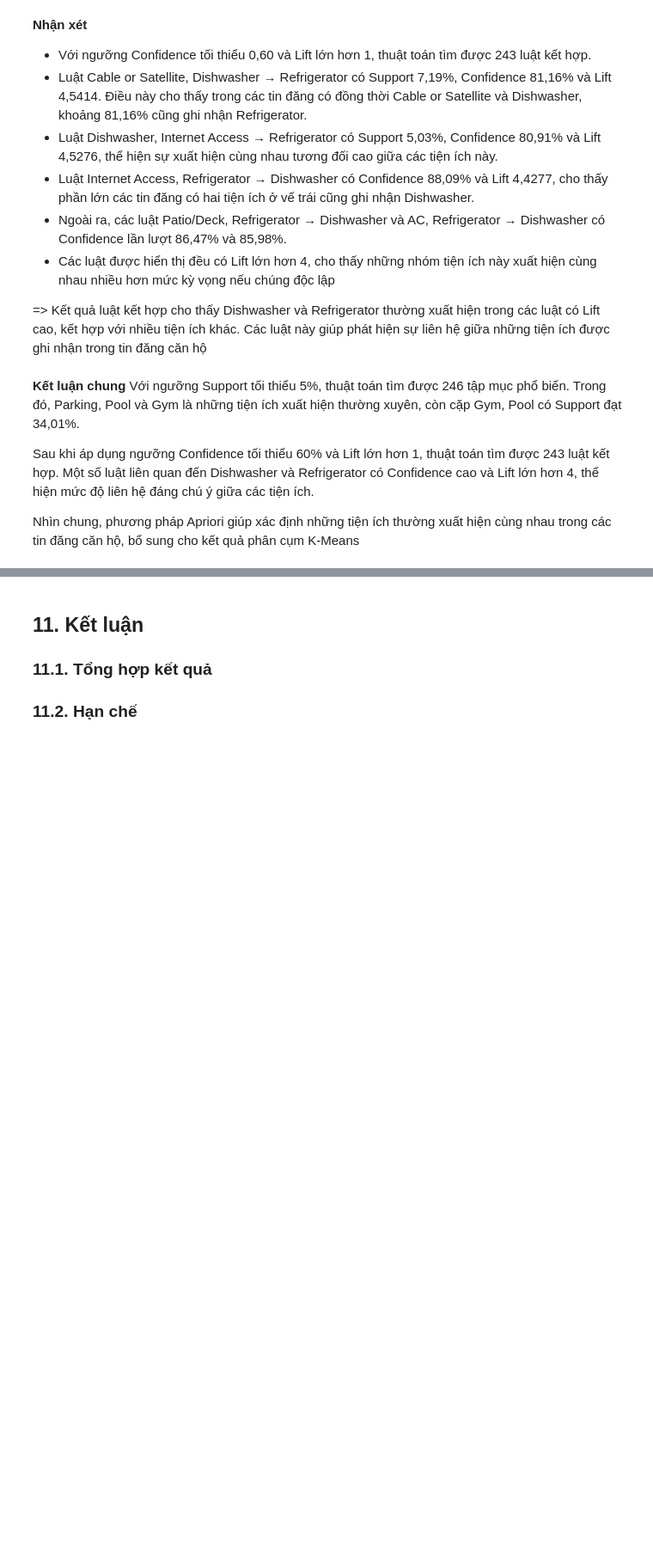
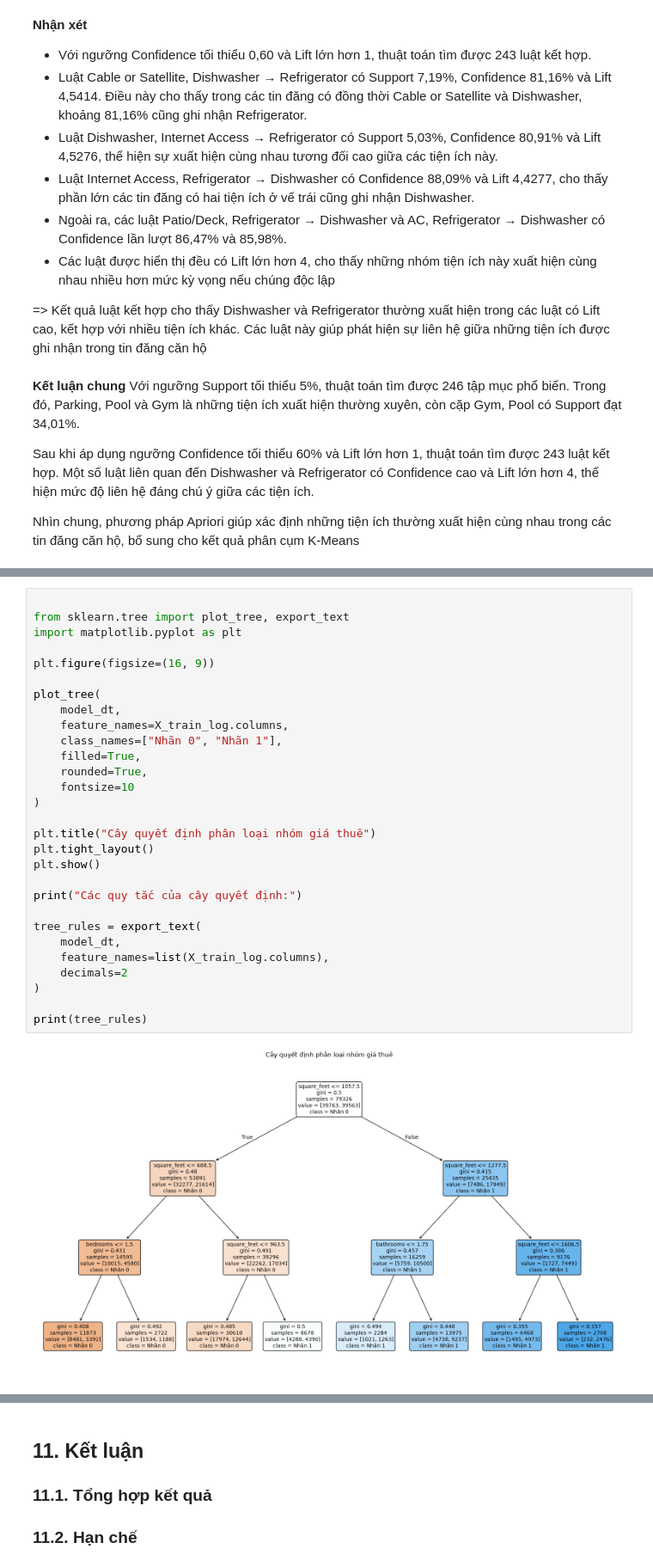
Before and after one commit to 1amBlake/apartment-rental-analysis-iuh, a Jupyter notebook: notebooks/apartment_retal_analysis.ipynb, the cells around one changed output, grey strips where cells are left out. Shown at 86% size. Cells and saved outputs as stored; diff of their text form; blank space fills up the shorter version.

```diff
--- a/notebooks/apartment_retal_analysis.ipynb
+++ b/notebooks/apartment_retal_analysis.ipynb
@@ -2425,0 +2487,31 @@ Nhìn chung, phương pháp Apriori giúp xác định những tiện ích thư
+# %%
+
+from sklearn.tree import plot_tree, export_text
+import matplotlib.pyplot as plt
+
+plt.figure(figsize=(16, 9))
+
+plot_tree(
+    model_dt,
+    feature_names=X_train_log.columns,
+    class_names=["Nhãn 0", "Nhãn 1"],
+    filled=True,
+    rounded=True,
+    fontsize=10
+)
+
+plt.title("Cây quyết định phân loại nhóm giá thuê")
+plt.tight_layout()
+plt.show()
+
+print("Các quy tắc của cây quyết định:")
+
+tree_rules = export_text(
+    model_dt,
+    feature_names=list(X_train_log.columns),
+    decimals=2
+)
+
+print(tree_rules)
+# %% [output]
+[figure, added]
```
Also changed, not shown: parts of 22 cells of this notebook.
